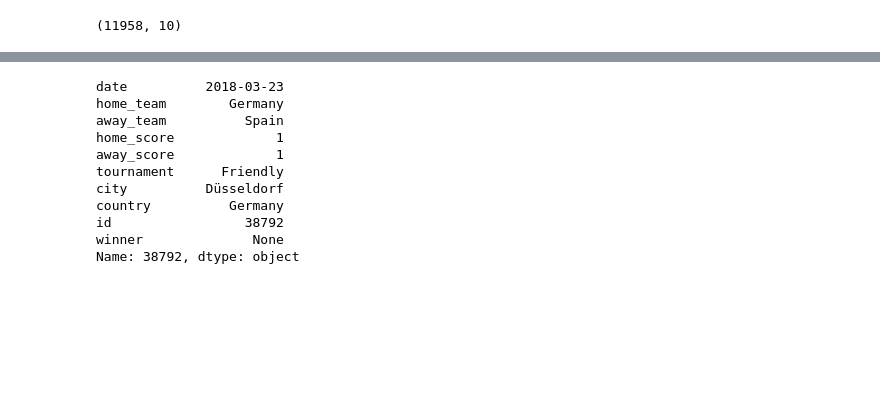
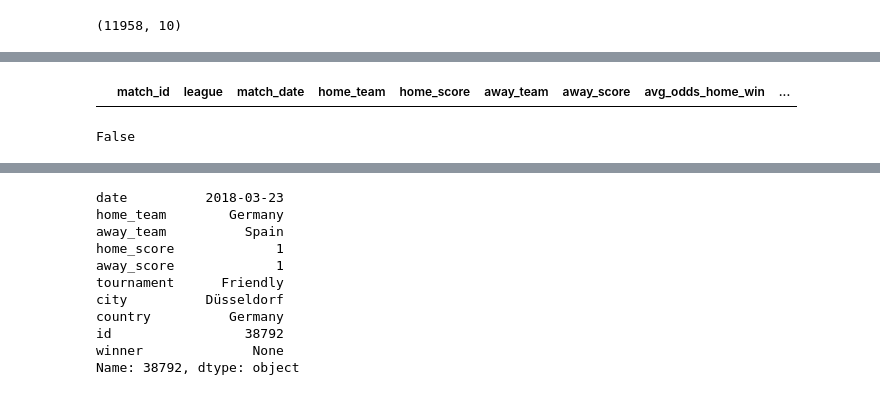
Before and after one commit to mrthlinh/FIFA-World-Cup-Prediction, a Jupyter notebook: pre_processingData.ipynb, the cells around one changed output, grey strips where cells are left out. Saved outputs shown, nothing was run; the diff lists cells and outputs as text; code cells hidden in the pictures; blank space fills up the shorter version.

```diff
--- a/pre_processingData.ipynb
+++ b/pre_processingData.ipynb
@@ -128,0 +206,4 @@ my_df.head()
+# %%
+#  Migrate data
+curr_match = data_2005.iloc[30,:]
+curr_match
@@ -128,0 +228,4 @@ my_df.head()
+# %%
+data_odd[(data_odd['match_date'] == curr_match.date) & (data_odd['home_team'] == curr_match.home_team)]
+# %% [output]
+|  | match_id | league | match_date | home_team | home_score | away_team | away_score | avg_odds_home_win | ... |
@@ -128,0 +240,4 @@ my_df.head()
+# %%
+'Germany U23' in countries
+# %% [output]
+False
```
Also changed, not shown: parts of 15 cells of this notebook, 1 other file.
